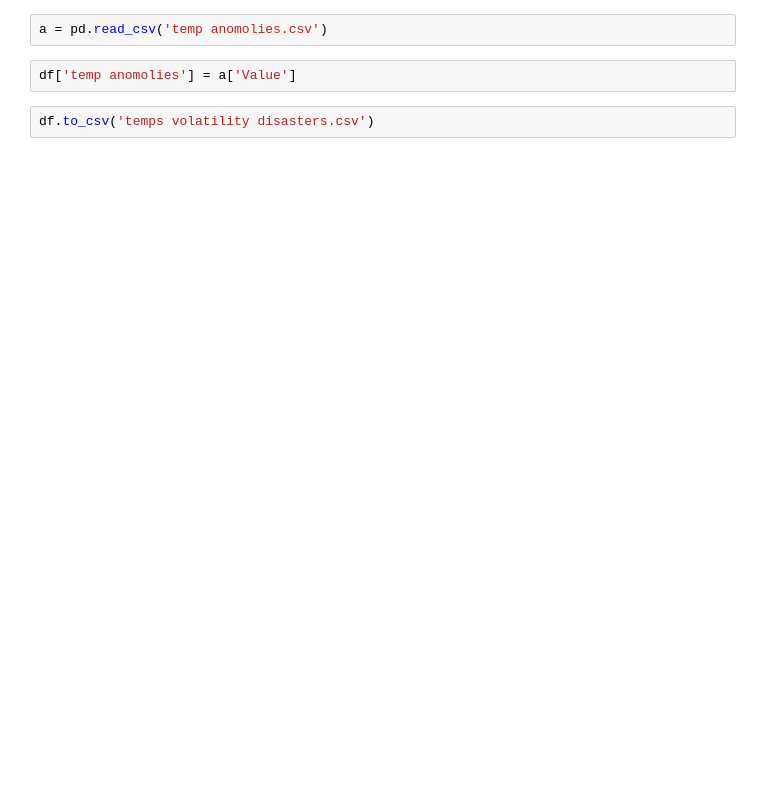
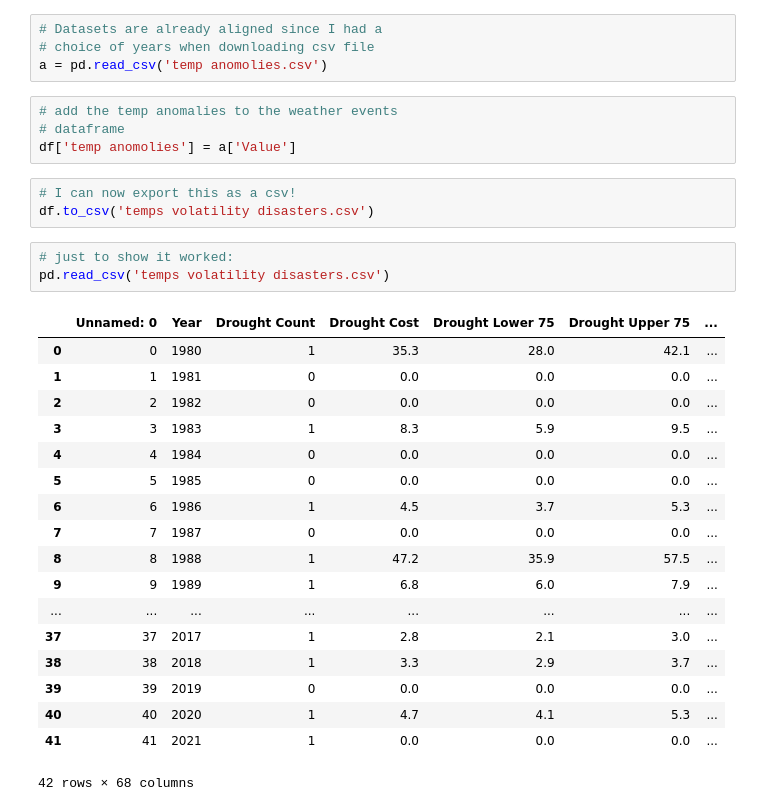
Before and after one commit to willgriff14/willgriff14.github.io, a Jupyter notebook: combining temperate anomalies and weather events data.ipynb, the cells around one changed output. Saved outputs shown, nothing was run; the diff lists cells and outputs as text; blank space fills up the shorter version.

```diff
--- a/combining temperate anomalies and weather events data.ipynb
+++ b/combining temperate anomalies and weather events data.ipynb
@@ -28,7 +6,34 @@ data['yearly average volatility'] = box
 df = data
-# %%
-a = pd.read_csv('temp anomolies.csv')
-# %%
-df['temp anomolies'] = a['Value']
+# %%
+# Datasets are already aligned since I had a
+# choice of years when downloading csv file
+a = pd.read_csv('temp anomolies.csv')
+# %%
+# add the temp anomalies to the weather events
+# dataframe
+df['temp anomolies'] = a['Value']
 # %%
+# I can now export this as a csv!
 df.to_csv('temps volatility disasters.csv')
+# %%
+# just to show it worked:
+pd.read_csv('temps volatility disasters.csv')
+# %% [output]
+|  | Unnamed: 0 | Year | Drought Count | Drought Cost | Drought Lower 75 | Drought Upper 75 | ... |
+| 0 | 0 | 1980 | 1 | 35.3 | 28.0 | 42.1 | ... |
+| 1 | 1 | 1981 | 0 | 0.0 | 0.0 | 0.0 | ... |
+| 2 | 2 | 1982 | 0 | 0.0 | 0.0 | 0.0 | ... |
+| 3 | 3 | 1983 | 1 | 8.3 | 5.9 | 9.5 | ... |
+| 4 | 4 | 1984 | 0 | 0.0 | 0.0 | 0.0 | ... |
+| 5 | 5 | 1985 | 0 | 0.0 | 0.0 | 0.0 | ... |
+| 6 | 6 | 1986 | 1 | 4.5 | 3.7 | 5.3 | ... |
+| 7 | 7 | 1987 | 0 | 0.0 | 0.0 | 0.0 | ... |
+| 8 | 8 | 1988 | 1 | 47.2 | 35.9 | 57.5 | ... |
+| 9 | 9 | 1989 | 1 | 6.8 | 6.0 | 7.9 | ... |
+| ... | ... | ... | ... | ... | ... | ... | ... |
+| 37 | 37 | 2017 | 1 | 2.8 | 2.1 | 3.0 | ... |
+| 38 | 38 | 2018 | 1 | 3.3 | 2.9 | 3.7 | ... |
+| 39 | 39 | 2019 | 0 | 0.0 | 0.0 | 0.0 | ... |
+| 40 | 40 | 2020 | 1 | 4.7 | 4.1 | 5.3 | ... |
+| 41 | 41 | 2021 | 1 | 0.0 | 0.0 | 0.0 | ... |
+42 rows × 68 columns
```
Also changed, not shown: parts of 7 cells of this notebook.
